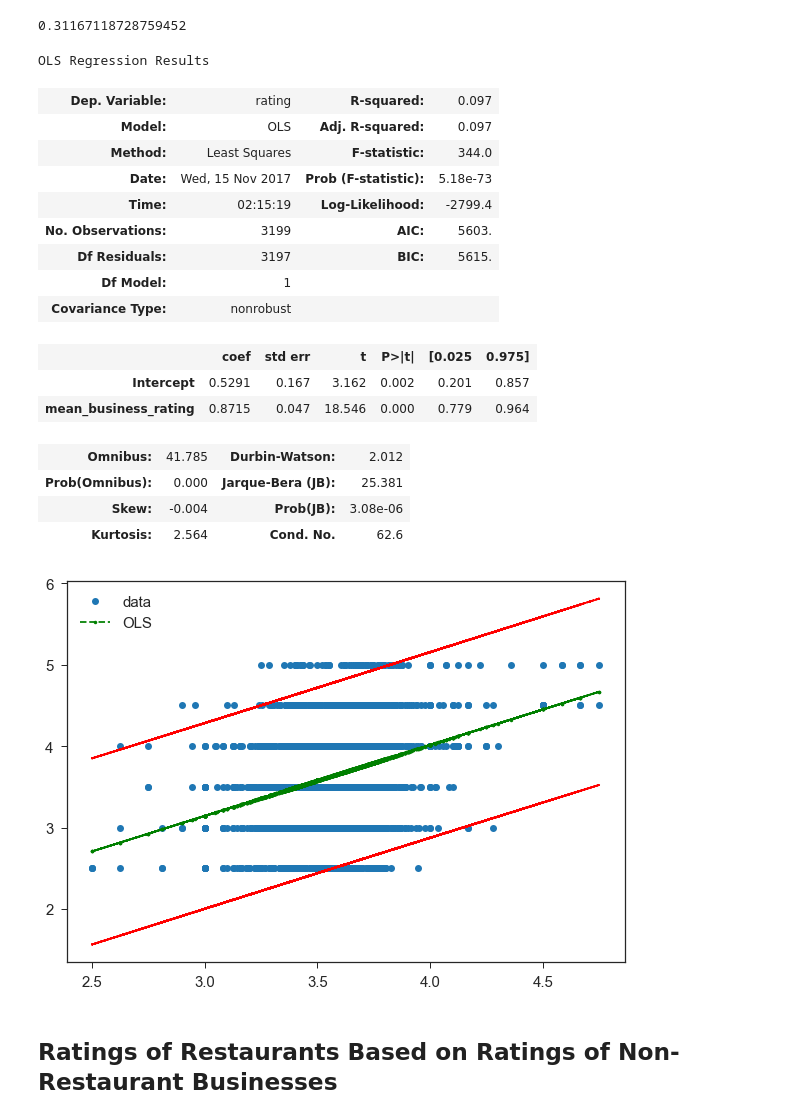
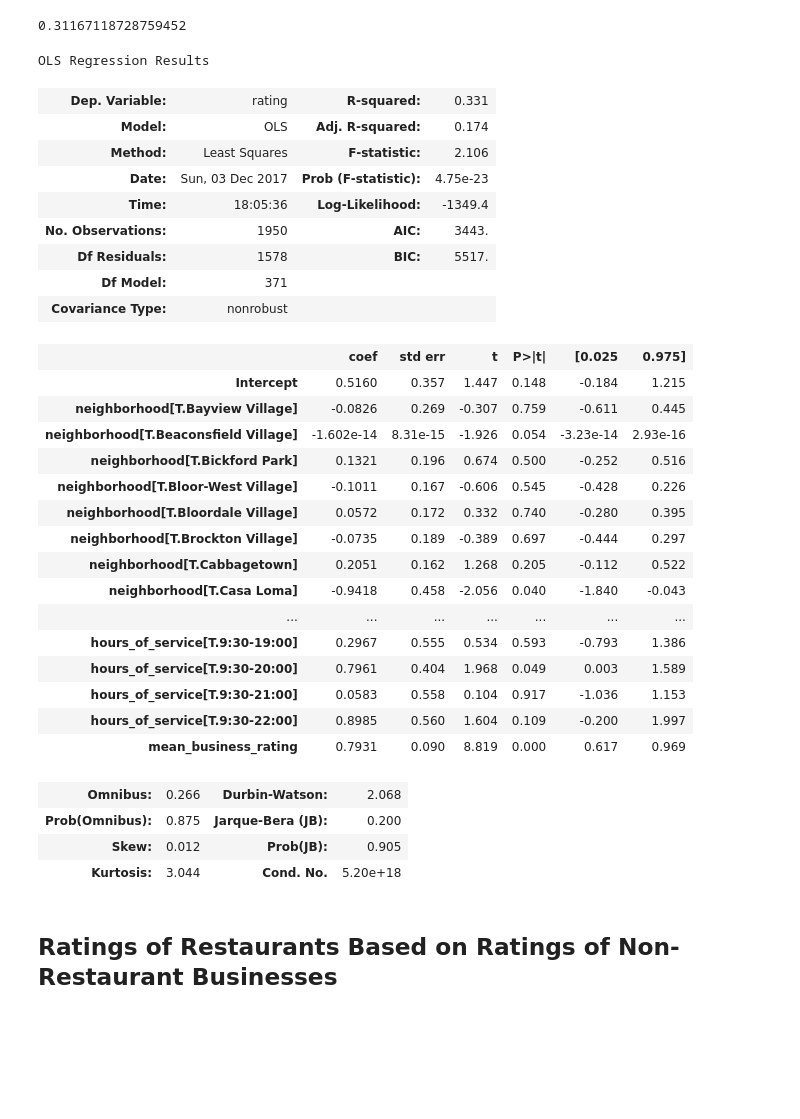
Before and after one commit to shrutirao94/Restaurant-Quality-and-Co-location-in-Toronto, a Jupyter notebook: Quality and Restaurant Analysis.ipynb, the cells around one changed output. Cells and saved outputs as stored; diff of their text form; code cells hidden in the pictures; blank space fills up the shorter version.

Commit message:
Added regression tests

```diff
--- a/Quality and Restaurant Analysis.ipynb
+++ b/Quality and Restaurant Analysis.ipynb
@@ -69,2 +87,2 @@ for line in restaurant_df['index_no']:
 # %%
-restaurant_rating_df = restaurant_rating_df[restaurant_rating_df.density != 0]
+restaurant_rating_df = restaurant_rating_df[(restaurant_rating_df.rating >= 2.5)]
@@ -104,57 +120,41 @@ restaurant_rating_df['mean_business_rating'].corr(restaurant_rating_df['rating']
 # %% [output]
 0.31167118728759452
 # %%
-restaurant_model = ols("rating ~ mean_business_rating", data=restaurant_rating_df).fit()
+restaurant_model = ols("rating ~ mean_business_rating + neighborhood + hours_of_service", data=restaurant_rating_df).fit()
 restaurant_model_summary = restaurant_model.summary()
 restaurant_model_summary
 #restaurant_model.savefig("OLS for Restaurant Rating and the Ratings of the Restaurants Surrounding it.png")
 # %% [output]
 OLS Regression Results
-| Dep. Variable: | rating | R-squared: | 0.097 |
-| Model: | OLS | Adj. R-squared: | 0.097 |
-| Method: | Least Squares | F-statistic: | 344.0 |
-| Date: | Wed, 15 Nov 2017 | Prob (F-statistic): | 5.18e-73 |
-| Time: | 02:15:19 | Log-Likelihood: | -2799.4 |
-| No. Observations: | 3199 | AIC: | 5603. |
-| Df Residuals: | 3197 | BIC: | 5615. |
-| Df Model: | 1 |  |  |
+| Dep. Variable: | rating | R-squared: | 0.331 |
+| Model: | OLS | Adj. R-squared: | 0.174 |
+| Method: | Least Squares | F-statistic: | 2.106 |
+| Date: | Sun, 03 Dec 2017 | Prob (F-statistic): | 4.75e-23 |
+| Time: | 18:05:36 | Log-Likelihood: | -1349.4 |
+| No. Observations: | 1950 | AIC: | 3443. |
+| Df Residuals: | 1578 | BIC: | 5517. |
+| Df Model: | 371 |  |  |
 | Covariance Type: | nonrobust |  |  |
 |  | coef | std err | t | P>|t| | [0.025 | 0.975] |
-| Intercept | 0.5291 | 0.167 | 3.162 | 0.002 | 0.201 | 0.857 |
-| mean_business_rating | 0.8715 | 0.047 | 18.546 | 0.000 | 0.779 | 0.964 |
+| Intercept | 0.5160 | 0.357 | 1.447 | 0.148 | -0.184 | 1.215 |
+| neighborhood[T.Bayview Village] | -0.0826 | 0.269 | -0.307 | 0.759 | -0.611 | 0.445 |
+| neighborhood[T.Beaconsfield Village] | -1.602e-14 | 8.31e-15 | -1.926 | 0.054 | -3.23e-14 | 2.93e-16 |
+| neighborhood[T.Bickford Park] | 0.1321 | 0.196 | 0.674 | 0.500 | -0.252 | 0.516 |
+| neighborhood[T.Bloor-West Village] | -0.1011 | 0.167 | -0.606 | 0.545 | -0.428 | 0.226 |
+| neighborhood[T.Bloordale Village] | 0.0572 | 0.172 | 0.332 | 0.740 | -0.280 | 0.395 |
+| neighborhood[T.Brockton Village] | -0.0735 | 0.189 | -0.389 | 0.697 | -0.444 | 0.297 |
+| neighborhood[T.Cabbagetown] | 0.2051 | 0.162 | 1.268 | 0.205 | -0.112 | 0.522 |
+| neighborhood[T.Casa Loma] | -0.9418 | 0.458 | -2.056 | 0.040 | -1.840 | -0.043 |
+| ... | ... | ... | ... | ... | ... | ... |
+| hours_of_service[T.9:30-19:00] | 0.2967 | 0.555 | 0.534 | 0.593 | -0.793 | 1.386 |
+| hours_of_service[T.9:30-20:00] | 0.7961 | 0.404 | 1.968 | 0.049 | 0.003 | 1.589 |
+| hours_of_service[T.9:30-21:00] | 0.0583 | 0.558 | 0.104 | 0.917 | -1.036 | 1.153 |
+| hours_of_service[T.9:30-22:00] | 0.8985 | 0.560 | 1.604 | 0.109 | -0.200 | 1.997 |
+| mean_business_rating | 0.7931 | 0.090 | 8.819 | 0.000 | 0.617 | 0.969 |
-| Omnibus: | 41.785 | Durbin-Watson: | 2.012 |
-| Prob(Omnibus): | 0.000 | Jarque-Bera (JB): | 25.381 |
-| Skew: | -0.004 | Prob(JB): | 3.08e-06 |
-| Kurtosis: | 2.564 | Cond. No. | 62.6 |
+| Omnibus: | 0.266 | Durbin-Watson: | 2.068 |
+| Prob(Omnibus): | 0.875 | Jarque-Bera (JB): | 0.200 |
+| Skew: | 0.012 | Prob(JB): | 0.905 |
+| Kurtosis: | 3.044 | Cond. No. | 5.20e+18 |
-# %%
-from statsmodels.sandbox.regression.predstd import wls_prediction_std
-
-# predictor variable
-x = restaurant_rating_df[['mean_business_rating']]
-# dependent variable
-y = restaurant_rating_df[['rating']]
-
-# retrieve our confidence interval values
-# _ is a dummy variable since we don't actually use it for plotting but need it as a placeholder
-# since wls_prediction_std(housing_model) returns 3 values
-_, confidence_interval_lower, confidence_interval_upper = wls_prediction_std(restaurant_model)
-
-fig, ax = plt.subplots(figsize=(10,7))
-
-# plot the dots
-# 'o' specifies the shape (circle), we can also use 'd' (diamonds), 's' (squares)
-ax.plot(x, y, 'o', label="data")
-
-# plot the trend line
-# g-- and r-- specify the color to use
-ax.plot(x, restaurant_model.fittedvalues, 'g--.', label="OLS")
-# plot upper and lower ci values
-ax.plot(x, confidence_interval_upper, 'r--')
-ax.plot(x, confidence_interval_lower, 'r--')
-# plot legend
-ax.legend(loc='best');
-# %% [output]
-[figure, removed]
 # %% [markdown]
 ## Ratings of Restaurants Based on Ratings of Non-Restaurant Businesses
 # %%
```
Also changed, not shown: parts of 30 cells of this notebook.
